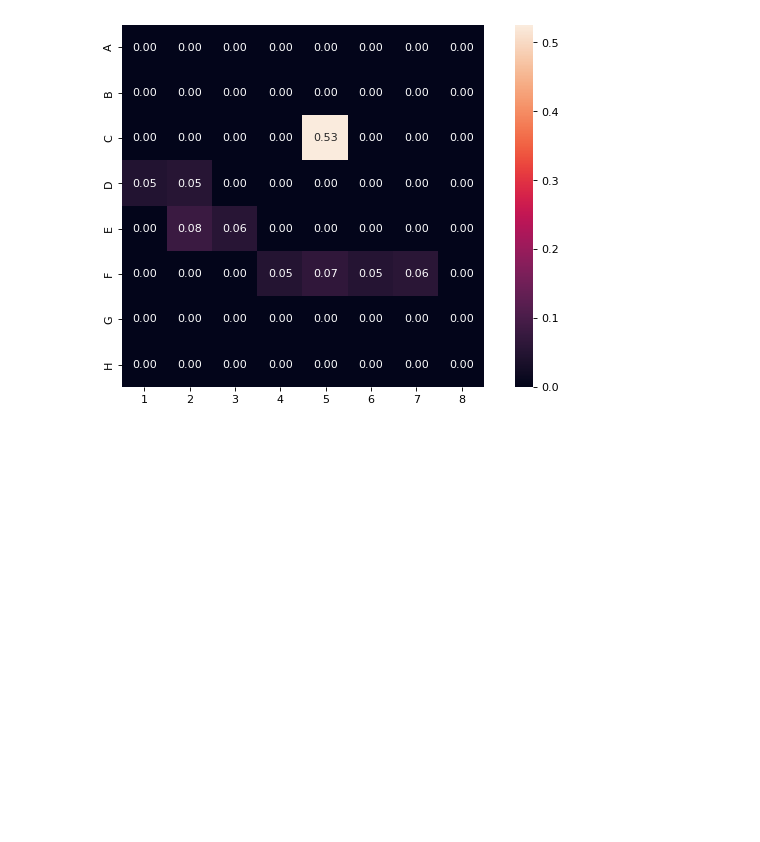
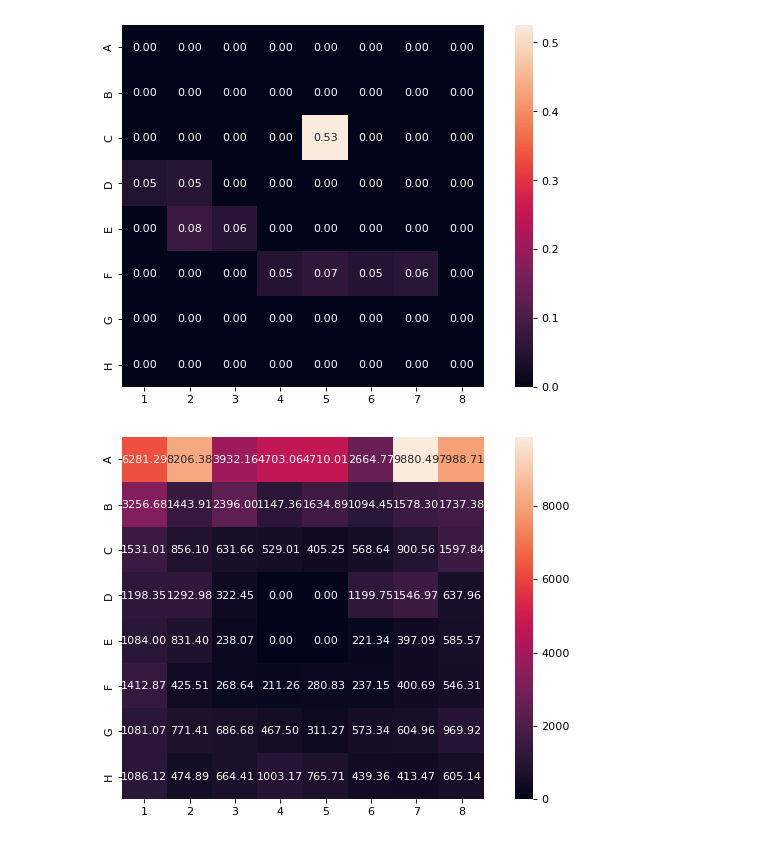
Before and after one commit to icemoon97/othello_world, a Jupyter notebook: othello_visualizations.ipynb, the cells around one changed output. Saved outputs shown, nothing was run; the diff lists cells and outputs as text; code cells hidden in the pictures; blank space fills up the shorter version.

```diff
--- a/othello_visualizations.ipynb
+++ b/othello_visualizations.ipynb
@@ -335,3 +369,16 @@ sns.heatmap(pred.detach().cpu().numpy().reshape(8, 8),
 # %% [output]
 <AxesSubplot:>
 [figure]
+# %%
+raw = np.load("visuals/data/illegal_move_mass.npz")
+
+data = {}
+for k,v in raw.items():
+    model, dataset = k.split("_")
+    if model not in data:
+        data[model] = {}
+    data[model][dataset] = v.sum(axis=0)
+# %%
+draw_heatmap(data["bias80"]["synthetic"])
+# %% [output]
+[figure, added]
```
Also changed, not shown: parts of 5 cells of this notebook, 4 other files.
